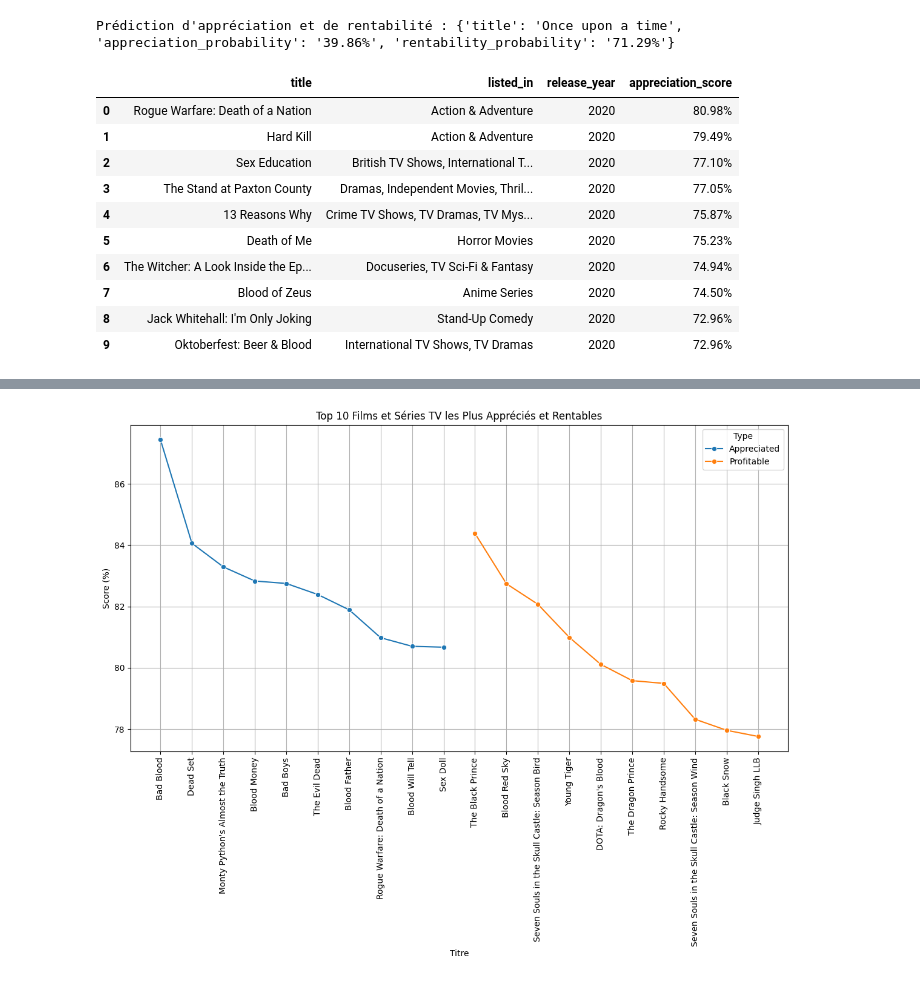
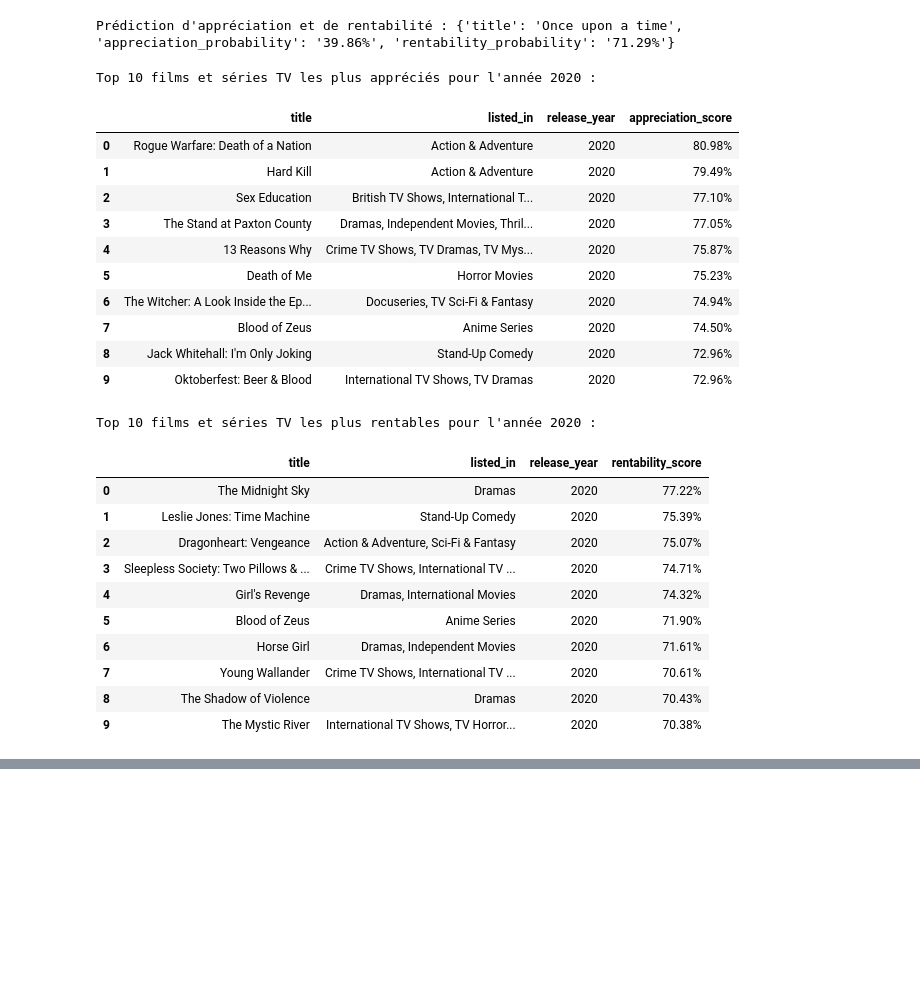
Before and after one commit to SpeedySpy/project-IA, a Jupyter notebook: Notebook.ipynb, the cells around one changed output, grey strips where cells are left out. Saved outputs shown, nothing was run; the diff lists cells and outputs as text; code cells hidden in the pictures; blank space fills up the shorter version.

```diff
--- a/Notebook.ipynb
+++ b/Notebook.ipynb
@@ -136,28 +136,48 @@ Prédiction d'appréciation et de rentabilité : {'title': 'Once upon a time', '
 # %%
 import requests
 import pandas as pd
 
+# Test de l'endpoint /top10/appreciated_and_profitable avec année obligatoire
 year = 2020
 response = requests.get(f"http://127.0.0.1:8000/top10/appreciated?year={year}")
 
 if response.status_code == 200:
-    data = response.json()
-    df = pd.DataFrame(data)
-    display(df)
+    result = response.json()
+    top_10_appreciated = pd.DataFrame(result['top_10_appreciated'])
+    top_10_profitable = pd.DataFrame(result['top_10_profitable'])
+
+    print(f"Top 10 films et séries TV les plus appréciés pour l'année {year} :")
+    display(top_10_appreciated)
+
+    print(f"\nTop 10 films et séries TV les plus rentables pour l'année {year} :")
+    display(top_10_profitable)
 else:
-    print(f"Erreur lors de la récupération des top 10 appréciés pour l'année {year}:", response.text)
+    print(f"Erreur lors de la récupération des top 10 appréciés et rentables pour l'année {year}:", response.text)
 # %% [output]
+Top 10 films et séries TV les plus appréciés pour l'année 2020 :
 |  | title | listed_in | release_year | appreciation_score |
 | 0 | Rogue Warfare: Death of a Nation | Action & Adventure | 2020 | 80.98% |
 | 1 | Hard Kill | Action & Adventure | 2020 | 79.49% |
 | 2 | Sex Education | British TV Shows, International T... | 2020 | 77.10% |
 | 3 | The Stand at Paxton County | Dramas, Independent Movies, Thril... | 2020 | 77.05% |
 | 4 | 13 Reasons Why | Crime TV Shows, TV Dramas, TV Mys... | 2020 | 75.87% |
 | 5 | Death of Me | Horror Movies | 2020 | 75.23% |
 | 6 | The Witcher: A Look Inside the Ep... | Docuseries, TV Sci-Fi & Fantasy | 2020 | 74.94% |
 | 7 | Blood of Zeus | Anime Series | 2020 | 74.50% |
 | 8 | Jack Whitehall: I'm Only Joking | Stand-Up Comedy | 2020 | 72.96% |
 | 9 | Oktoberfest: Beer & Blood | International TV Shows, TV Dramas | 2020 | 72.96% |
+Top 10 films et séries TV les plus rentables pour l'année 2020 :
+|  | title | listed_in | release_year | rentability_score |
+| 0 | The Midnight Sky | Dramas | 2020 | 77.22% |
+| 1 | Leslie Jones: Time Machine | Stand-Up Comedy | 2020 | 75.39% |
+| 2 | Dragonheart: Vengeance | Action & Adventure, Sci-Fi & Fantasy | 2020 | 75.07% |
+| 3 | Sleepless Society: Two Pillows & ... | Crime TV Shows, International TV ... | 2020 | 74.71% |
+| 4 | Girl's Revenge | Dramas, International Movies | 2020 | 74.32% |
+| 5 | Blood of Zeus | Anime Series | 2020 | 71.90% |
+| 6 | Horse Girl | Dramas, Independent Movies | 2020 | 71.61% |
+| 7 | Young Wallander | Crime TV Shows, International TV ... | 2020 | 70.61% |
+| 8 | The Shadow of Violence | Dramas | 2020 | 70.43% |
+| 9 | The Mystic River | International TV Shows, TV Horror... | 2020 | 70.38% |
 # %%
 model_appreciation = joblib.load("model/model_appreciation.pkl")
 model_rentability = joblib.load("model/model_rentability.pkl")
@@ -173,30 +193,3 @@ display(df_cleaned.head())
 | 2 | s3 | TV Show | Ganglands | Julien Leclercq | Sami Bouajila, Tracy Gotoas, Samu... | NaN | 2021-09-24 | 2021 | TV-MA | 1 Season | ... |
 | 3 | s4 | TV Show | Jailbirds New Orleans | NaN | NaN | NaN | 2021-09-24 | 2021 | TV-MA | 1 Season | ... |
 | 4 | s5 | TV Show | Kota Factory | NaN | Mayur More, Jitendra Kumar, Ranja... | India | 2021-09-24 | 2021 | TV-MA | 2 Seasons | ... |
-# %%
-import matplotlib.pyplot as plt
-import seaborn as sns
-
-top_10_appreciated = df_cleaned.nlargest(10, 'appreciation_score')[['title', 'appreciation_score']]
-top_10_profitable = df_cleaned.nlargest(10, 'rentability_score')[['title', 'rentability_score']]
-
-top_10_appreciated['Type'] = 'Appreciated'
-top_10_profitable['Type'] = 'Profitable'
-
-top_10_appreciated = top_10_appreciated.rename(columns={'appreciation_score': 'Score'})
-top_10_profitable = top_10_profitable.rename(columns={'rentability_score': 'Score'})
-
-combined_df = pd.concat([top_10_appreciated, top_10_profitable])
-
-plt.figure(figsize=(14, 7))
-sns.lineplot(data=combined_df, x='title', y='Score', hue='Type', marker='o')
-
-plt.xticks(rotation=90)
-plt.title('Top 10 Films et Séries TV les Plus Appréciés et Rentables')
-plt.xlabel('Titre')
-plt.ylabel('Score (%)')
-plt.legend(title='Type')
-plt.grid(True)
-plt.show()
-# %% [output]
-[figure, removed]
```
Also changed, not shown: 3 other files.
